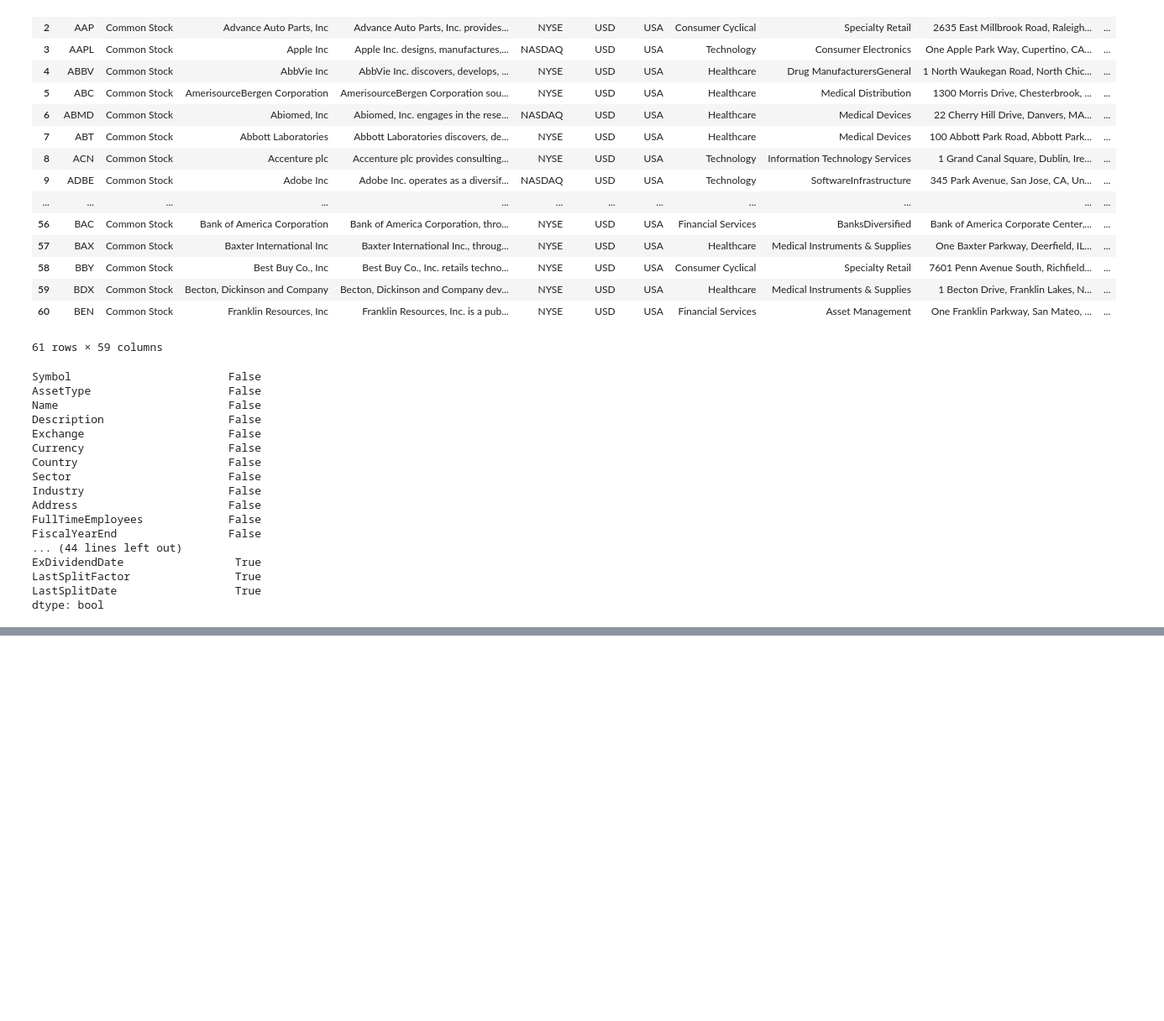
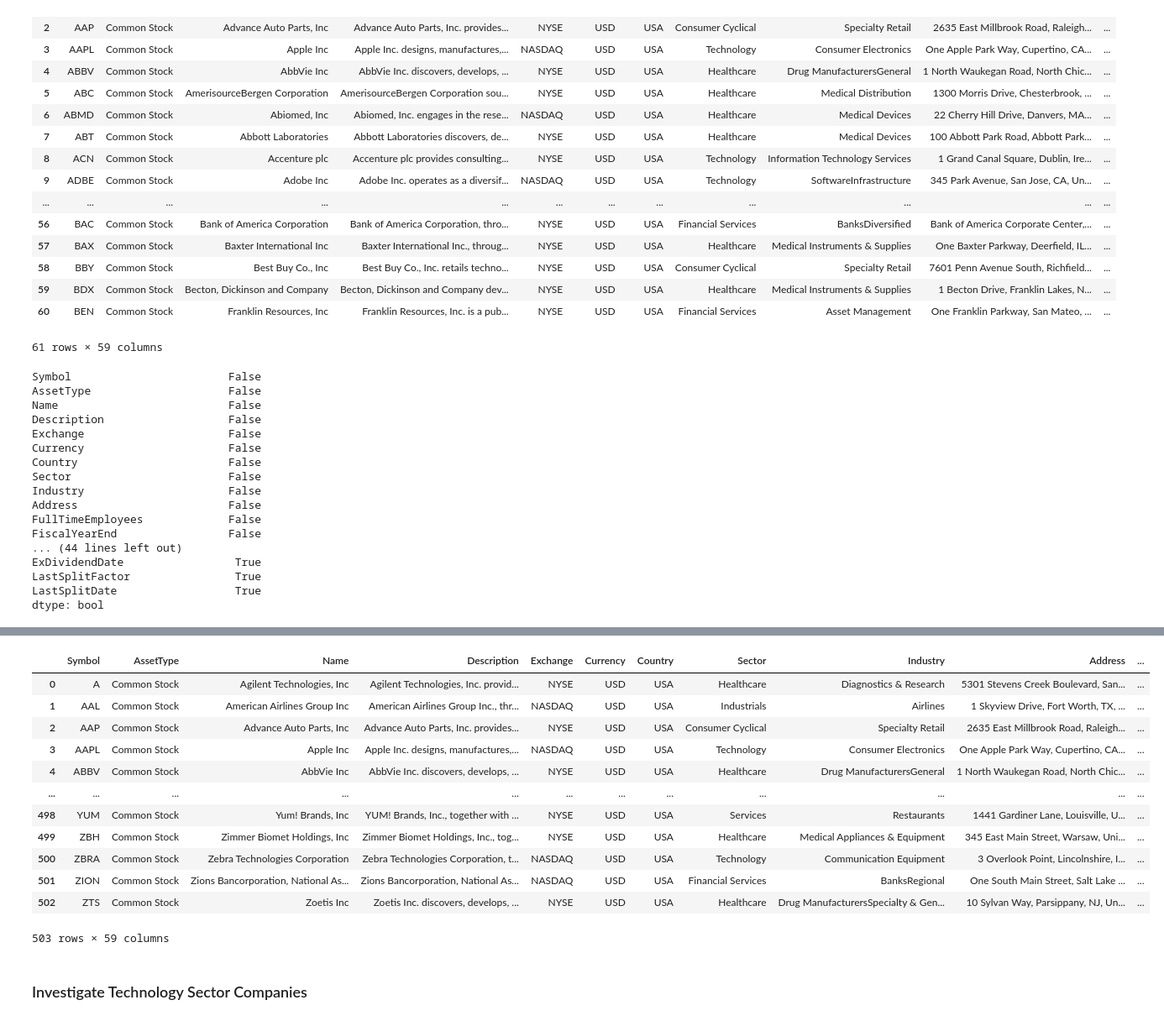
Before and after one commit to ooisiang/stock-analysis, a Jupyter notebook: stock_analysis.ipynb, the cells around one changed output, grey strips where cells are left out. Shown: that part at 84% size. Saved outputs shown, nothing was run; the diff lists cells and outputs as text; code cells hidden in the pictures; blank space fills up the shorter version.

```diff
--- a/stock_analysis.ipynb
+++ b/stock_analysis.ipynb
@@ -936,0 +941,34 @@ dtype: bool
+# %%
+def load_existing_data(database_filepath):
+    """
+    This functions aims to load and return the FinancialStatementTable and CompanyProfileTable saved in the database
+    given in database_filepath as 2 separate dataframes. If the given database or the tables do not exist,
+    this function will return empty dataframes.
+
+    :param database_filepath: file path with the name of the sql database to access
+    :type database_filepath: str
+    :return: FinancialStatementsTable and CompanyProfile as dataframes, empty dataframes if they do not exist
+    :rtype: pd.DataFrame
+    """
+    df_financial_statements = pd.DataFrame()
+    df_profile = pd.DataFrame()
+
+
+    try:
+        engine = create_engine('sqlite:///{}'.format(database_filepath))
+    except:
+        print('    CompanyData.db does not exist')
+
+    try:
+        df_financial_statements = pd.read_sql_table('FinancialStatementsTable', engine)
+    except:
+        print('    FinancialStatementsTable does not exist in CompanyData.db')
+
+    try:
+        df_profile = pd.read_sql_table('CompanyProfileTable', engine)
+    except:
+        print('    CompanyProfileTable does not exist in CompanyData.db')
+
+    return df_financial_statements, df_profile
+# %%
+financial_statements, profile = load_existing_data('./data/CompanyData.db')
@@ -936,0 +991,18 @@ dtype: bool
+# %%
+profile
+# %% [output]
+|  | Symbol | AssetType | Name | Description | Exchange | Currency | Country | Sector | Industry | Address | ... |
+| 0 | A | Common Stock | Agilent Technologies, Inc | Agilent Technologies, Inc. provid... | NYSE | USD | USA | Healthcare | Diagnostics & Research | 5301 Stevens Creek Boulevard, San... | ... |
+| 1 | AAL | Common Stock | American Airlines Group Inc | American Airlines Group Inc., thr... | NASDAQ | USD | USA | Industrials | Airlines | 1 Skyview Drive, Fort Worth, TX, ... | ... |
+| 2 | AAP | Common Stock | Advance Auto Parts, Inc | Advance Auto Parts, Inc. provides... | NYSE | USD | USA | Consumer Cyclical | Specialty Retail | 2635 East Millbrook Road, Raleigh... | ... |
+| 3 | AAPL | Common Stock | Apple Inc | Apple Inc. designs, manufactures,... | NASDAQ | USD | USA | Technology | Consumer Electronics | One Apple Park Way, Cupertino, CA... | ... |
+| 4 | ABBV | Common Stock | AbbVie Inc | AbbVie Inc. discovers, develops, ... | NYSE | USD | USA | Healthcare | Drug ManufacturersGeneral | 1 North Waukegan Road, North Chic... | ... |
+| ... | ... | ... | ... | ... | ... | ... | ... | ... | ... | ... | ... |
+| 498 | YUM | Common Stock | Yum! Brands, Inc | YUM! Brands, Inc., together with ... | NYSE | USD | USA | Services | Restaurants | 1441 Gardiner Lane, Louisville, U... | ... |
+| 499 | ZBH | Common Stock | Zimmer Biomet Holdings, Inc | Zimmer Biomet Holdings, Inc., tog... | NYSE | USD | USA | Healthcare | Medical Appliances & Equipment | 345 East Main Street, Warsaw, Uni... | ... |
+| 500 | ZBRA | Common Stock | Zebra Technologies Corporation | Zebra Technologies Corporation, t... | NASDAQ | USD | USA | Technology | Communication Equipment | 3 Overlook Point, Lincolnshire, I... | ... |
+| 501 | ZION | Common Stock | Zions Bancorporation, National As... | Zions Bancorporation, National As... | NASDAQ | USD | USA | Financial Services | BanksRegional | One South Main Street, Salt Lake ... | ... |
+| 502 | ZTS | Common Stock | Zoetis Inc | Zoetis Inc. discovers, develops, ... | NYSE | USD | USA | Healthcare | Drug ManufacturersSpecialty & Gen... | 10 Sylvan Way, Parsippany, NJ, Un... | ... |
+503 rows × 59 columns
+# %% [markdown]
+### Investigate Technology Sector Companies
```
Also changed, not shown: parts of 5 cells of this notebook, 1 other file.
